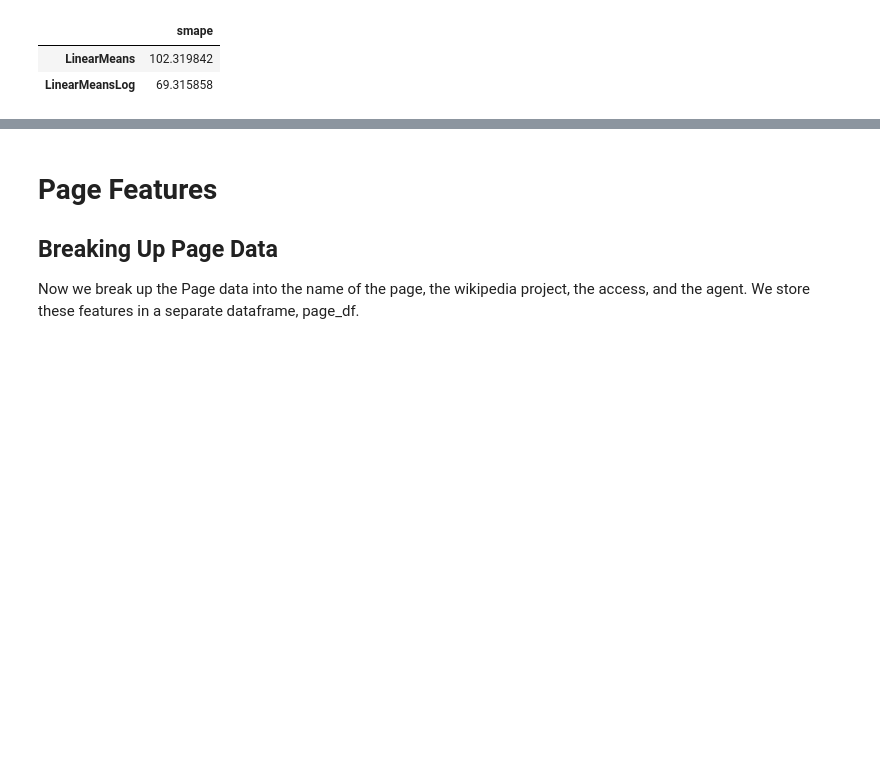
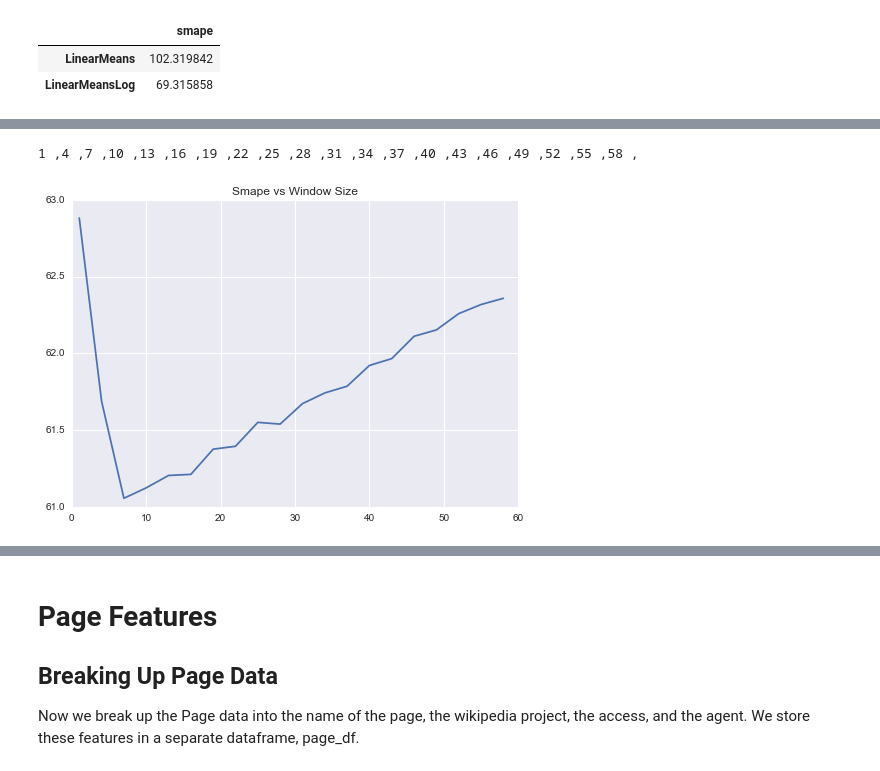
Before and after one commit to MatthewMcGonagle/KaggleWikiTraffic, a Jupyter notebook: FinalReport.ipynb, the cells around one changed output, grey strips where cells are left out. Saved outputs shown, nothing was run; the diff lists cells and outputs as text; code cells hidden in the pictures; blank space fills up the shorter version.

```diff
--- a/FinalReport.ipynb
+++ b/FinalReport.ipynb
@@ -244,0 +308,22 @@ smape =  69.3158584828
+# %%
+log_predictor = Pipeline([ ('features', FunctionTransformer(features['windowMeanModel'])),
+                           ('linear', LinearRegression()) ])
+search = np.arange(1, 60, 3)
+
+results = []
+for var in search:
+
+    log_predictor.set_params(features__kw_args = {'windowSize' : var})
+    log_predictor.fit(X['train_l'], Y['train_l'])
+    Y['predict_l'] = log_predictor.predict(X['valid_l'])
+    Y['predict'] = -param + np.exp(Y['predict_l'])
+    newsmape = smape(epsilon + Y['predict'], Y['valid'])
+    results.append(newsmape)
+    print(var, ',', end = '')
+
+plt.plot(search, results)
+plt.title('Smape vs Window Size')
+plt.show()
+# %% [output]
+1 ,4 ,7 ,10 ,13 ,16 ,19 ,22 ,25 ,28 ,31 ,34 ,37 ,40 ,43 ,46 ,49 ,52 ,55 ,58 ,
+[figure, added]
```
Also changed, not shown: parts of 33 cells of this notebook.
